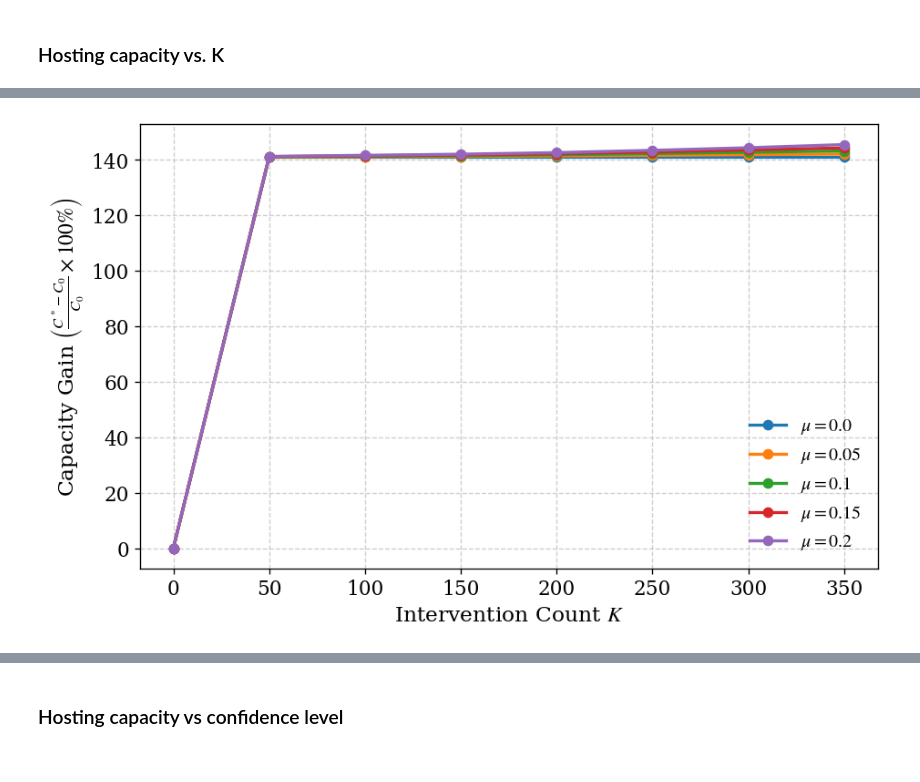
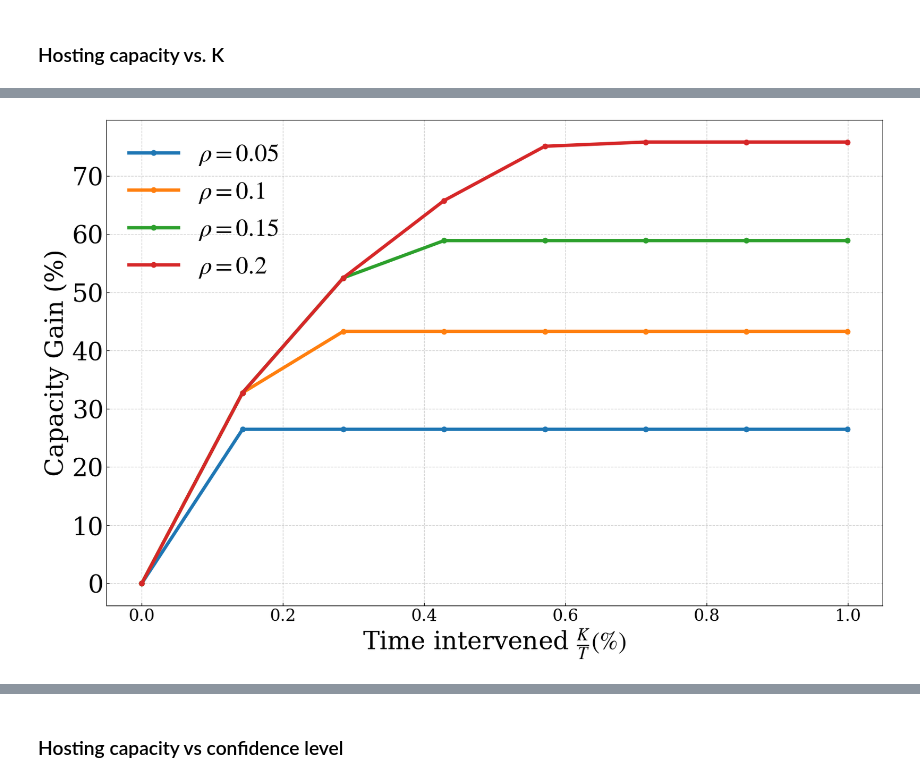
Before and after one commit to gcsarker/dynamic_hosting, a Jupyter notebook: Intervention_test.ipynb, the cells around one changed output, grey strips where cells are left out. Cells and saved outputs as stored; diff of their text form; code cells hidden in the pictures.

```diff
--- a/Intervention_test.ipynb
+++ b/Intervention_test.ipynb
@@ -517,26 +540,27 @@ def optimization(C_res, lhat, alpha=0.95, mu=0.10, lam=1e-4,
     #     u <= mu * cp.multiply(lhat, C),
     # ]
 
+    constraints = [
+        C * lhat - u <= C_res,
+        s >= u - mu * C * lhat - eta,
+        eta + (1.0 / ((1.0 - alpha) * T)) * cp.sum(s) <= 0
+    ]
+
+    # v = cp.Variable(T, nonneg=True)
+
     # constraints = [
-    #     C * lhat - u <= C_res,
-    #     s >= u - mu * C * lhat - eta,
+    #     C * lhat - u <= C_res,                # network constraint
+    #     u <= mu * C * lhat + v,               # depth + slack
+
+    #     s >= v - eta,                         # CVaR on violation only
     #     eta + (1.0 / ((1.0 - alpha) * T)) * cp.sum(s) <= 0
     # ]
-
-    v = cp.Variable(T, nonneg=True)
-
-    constraints = [
-        C * lhat - u <= C_res,                # network constraint
-        u <= mu * C * lhat + v,               # depth + slack
-
-        s >= v - eta,                         # CVaR on violation only
-        eta + (1.0 / ((1.0 - alpha) * T)) * cp.sum(s) <= 0
-    ]
 
     if C_max is not None:
         constraints += [C <= C_max]
 
     obj = cp.Maximize(C - lam * cp.sum(cp.multiply(w, u)))
+    # obj = cp.Maximize(C)
     prob = cp.Problem(obj, constraints)
     prob.solve(solver=solver, verbose=verbose)
 
@@ -1077,28 +1104,25 @@ KeyboardInterrupt:
 # %%
 # ===== PLOT =====
-plt.figure(figsize=(8, 5))
+plt.figure(figsize=(15, 10))
 
-for mu in mu_list:
+for mu in mu_list[1:]:
     plt.plot(
-        K_vals,
+        np.array(K_vals)/T*100,   # convert to percentage of time steps
         results_K[mu],
         marker='o',
-        linewidth=2,
-        label=fr'$\mu = {mu}$'
+        linewidth=4,
+        label=fr'$\rho = {mu}$'
     )
 
-plt.xlabel(r'Intervention Count $K$', fontsize=14)
-plt.ylabel(
-    r'Capacity Gain $\left(\frac{C^* - C_0}{C_0} \times 100\%\right)$',
-    fontsize=14
-)
+plt.xlabel(r'Time intervened $\frac{K}{T} (\%)$')
+plt.ylabel('Capacity Gain (%)')
 
 plt.grid(True, linestyle='--', alpha=0.6)
-plt.legend(fontsize=12)
+plt.legend()
 plt.tight_layout()
 plt.show()
 # %% [output]
-[figure, old version]
+[figure, new version]
 # %%
 def lambda_vs_intervention_budget(
     C_res,
```
Also changed, not shown: parts of 34 cells of this notebook, 39 other files.
